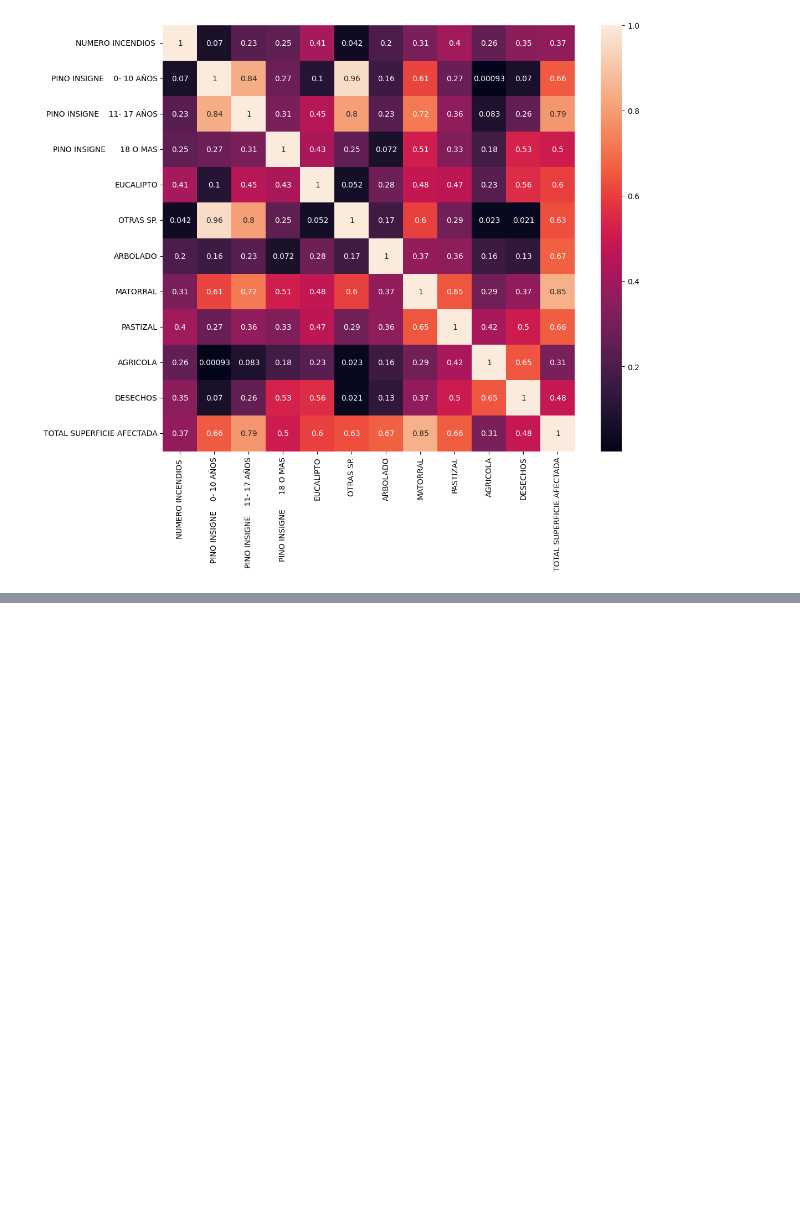
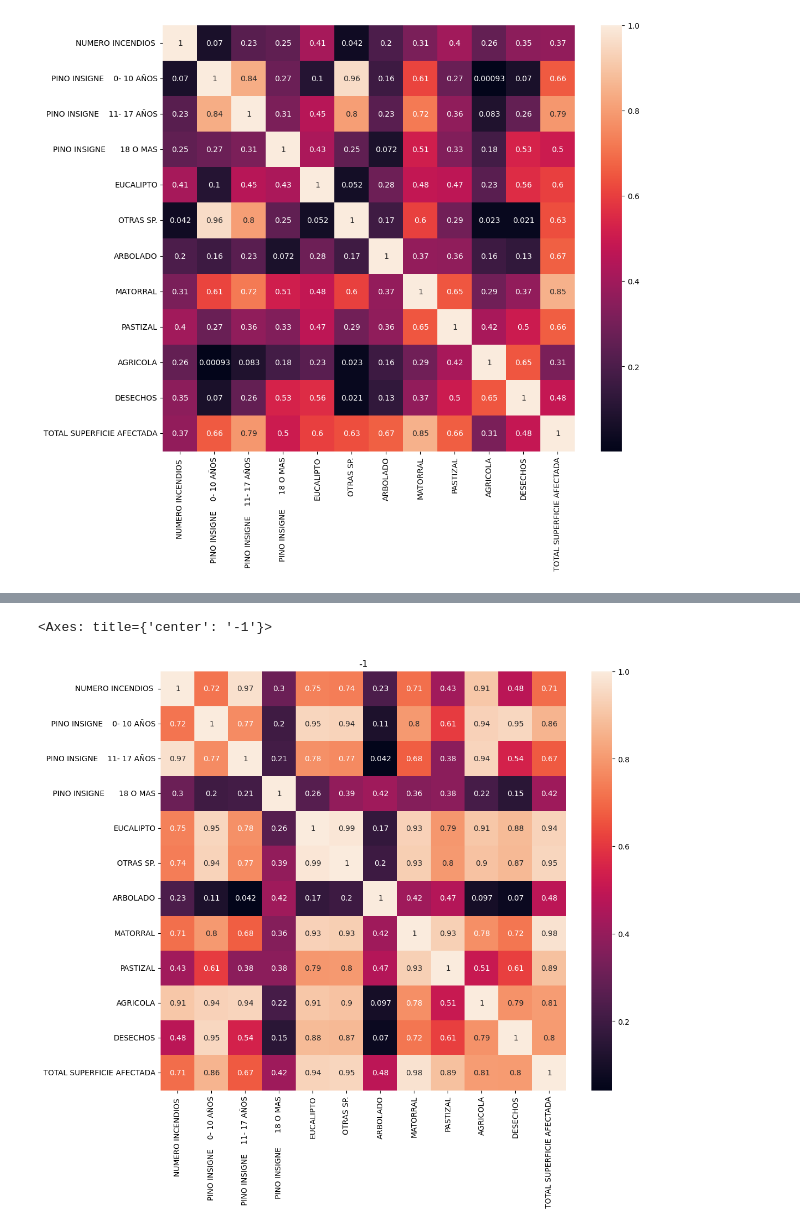
Before and after one commit to ymotomy/Proyecto-IMT2200, a Jupyter notebook: Proyecto2.ipynb, the cells around one changed output, grey strips where cells are left out. Drawn from its saved outputs; the diff is of its cells as text; code cells hidden in the pictures; blank space fills up the shorter version.

```diff
--- a/Proyecto2.ipynb
+++ b/Proyecto2.ipynb
@@ -810,0 +856,5 @@ sns.heatmap(df_danos_comuna_2014_2015.corr(numeric_only=True), annot=True)
+# %%
+df_danos_comuna_2020_2021
+# Agruparemos por REGION
+df_danos_comuna_2020_2021 = df_danos_comuna_2020_2021.groupby(by=['REGION']).sum('TOTAL').reset_index()
+df_danos_comuna_2020_2021
@@ -810,0 +878,8 @@ sns.heatmap(df_danos_comuna_2014_2015.corr(numeric_only=True), annot=True)
+# %%
+# Heatmap para ver la correlacion
+plt.figure(figsize=(12, 10))
+plt.title(2020 - 2021)
+sns.heatmap(df_danos_comuna_2020_2021.corr(numeric_only=True), annot=True)
+# %% [output]
+<Axes: title={'center': '-1'}>
+[figure, added]
```
Also changed, not shown: parts of 18 cells of this notebook.
